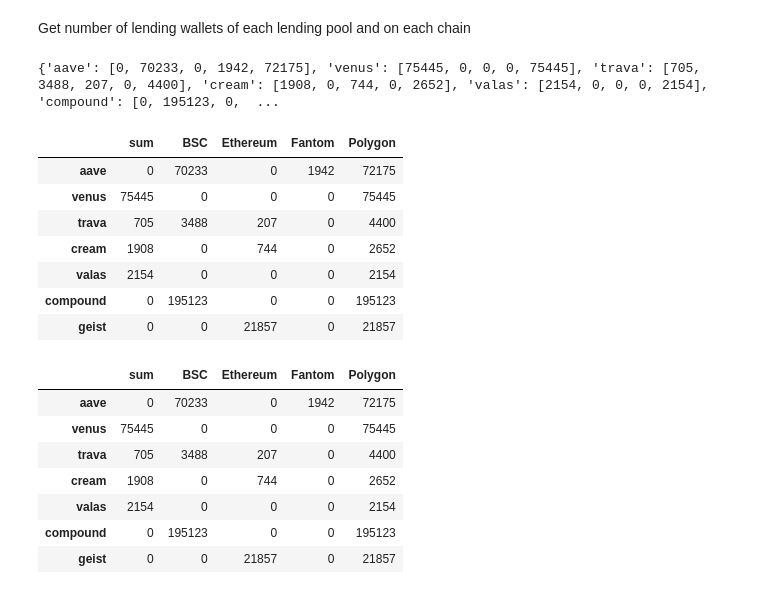
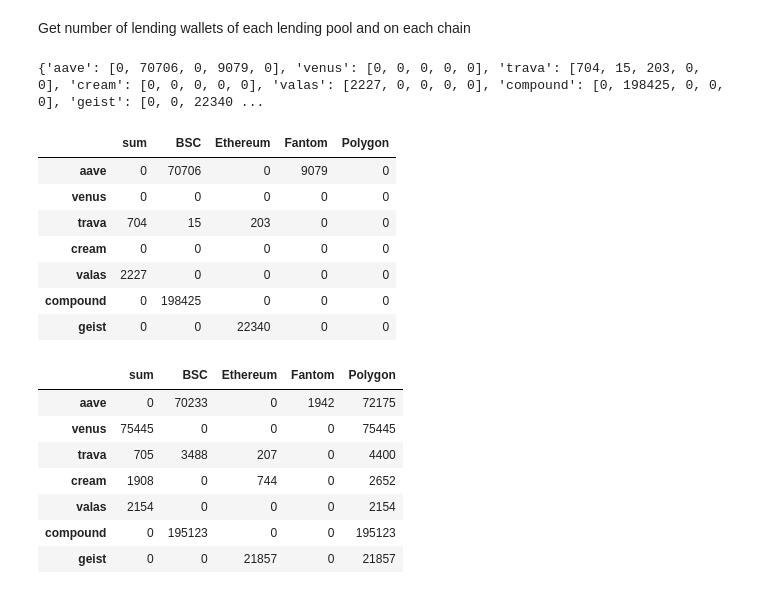
Before and after one commit to trixt63/ReportCommunityDetection, a Jupyter notebook: report.ipynb, the cells around one changed output. Saved outputs shown, nothing was run; the diff lists cells and outputs as text; code cells hidden in the pictures.

Commit message:
edit report for lending

```diff
--- a/report.ipynb
+++ b/report.ipynb
@@ -30,34 +30,31 @@ Get number of lending wallets of each lending pool and on each chain
 # %%
 data = {}
 columns = []
 
 for lending in lending_pools_0:
     data[lending] = []
 
     for chain_id in chain_ids:
-        c = mongodb.count_wallets_each_chain('lendingpools', lending, chain_id)
-        c += mongodb.count_wallets_each_chain('lendingpools', 'pool_' + lending, chain_id)
+        c = mongodb.count_wallets_each_chain('lendingPools', lending, chain_id)
         data[lending].append(c)
     _filter_1 = {f"lendingpools.{lending}": {"$exists": True}}
-    _filter_2 = {f"lendingpools.pool_{lending}": {"$exists": True}}
-    sum = mongodb.count_wallets(_filter_1) + mongodb.count_wallets(_filter_2)
     data[lending].append(sum)
 
 columns=deepcopy(chain_names)
 columns.insert(0, 'sum')
 print(data)
 df = pd.DataFrame.from_dict(data, orient='index', columns=columns)
 df
 # %% [output]
-{'aave': [0, 70233, 0, 1942, 72175], 'venus': [75445, 0, 0, 0, 75445], 'trava': [705, 3488, 207, 0, 4400], 'cream': [1908, 0, 744, 0, 2652], 'valas': [2154, 0, 0, 0, 2154], 'compound': [0, 195123, 0,  ...
+{'aave': [0, 70706, 0, 9079, 0], 'venus': [0, 0, 0, 0, 0], 'trava': [704, 15, 203, 0, 0], 'cream': [0, 0, 0, 0, 0], 'valas': [2227, 0, 0, 0, 0], 'compound': [0, 198425, 0, 0, 0], 'geist': [0, 0, 22340 ...
 |  | sum | BSC | Ethereum | Fantom | Polygon |
-| aave | 0 | 70233 | 0 | 1942 | 72175 |
-| venus | 75445 | 0 | 0 | 0 | 75445 |
-| trava | 705 | 3488 | 207 | 0 | 4400 |
-| cream | 1908 | 0 | 744 | 0 | 2652 |
-| valas | 2154 | 0 | 0 | 0 | 2154 |
-| compound | 0 | 195123 | 0 | 0 | 195123 |
-| geist | 0 | 0 | 21857 | 0 | 21857 |
+| aave | 0 | 70706 | 0 | 9079 | 0 |
+| venus | 0 | 0 | 0 | 0 | 0 |
+| trava | 704 | 15 | 203 | 0 | 0 |
+| cream | 0 | 0 | 0 | 0 | 0 |
+| valas | 2227 | 0 | 0 | 0 | 0 |
+| compound | 0 | 198425 | 0 | 0 | 0 |
+| geist | 0 | 0 | 22340 | 0 | 0 |
 # %%
 df.head(10)
 # %% [output]
```
Also changed, not shown: 4 other files.
